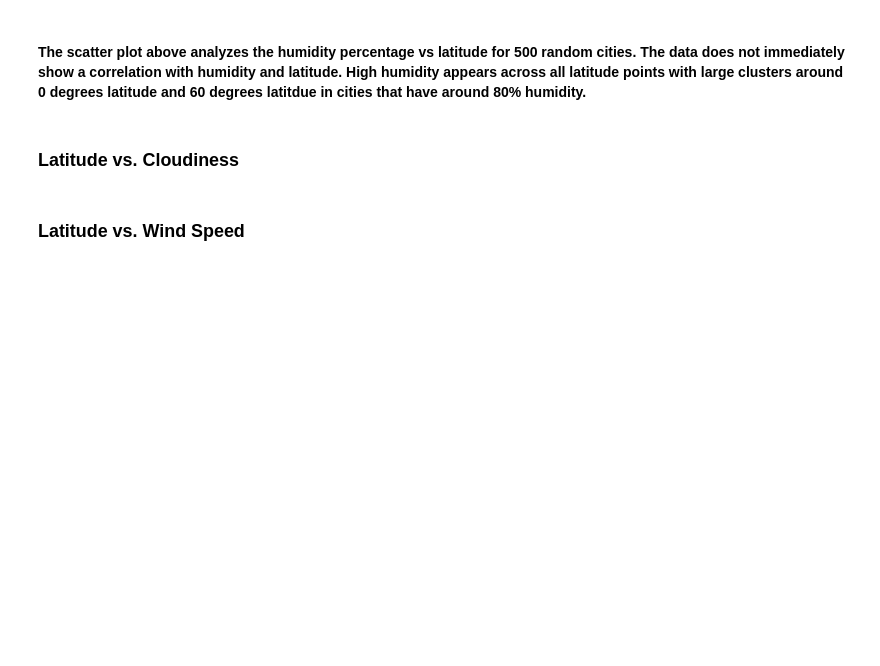
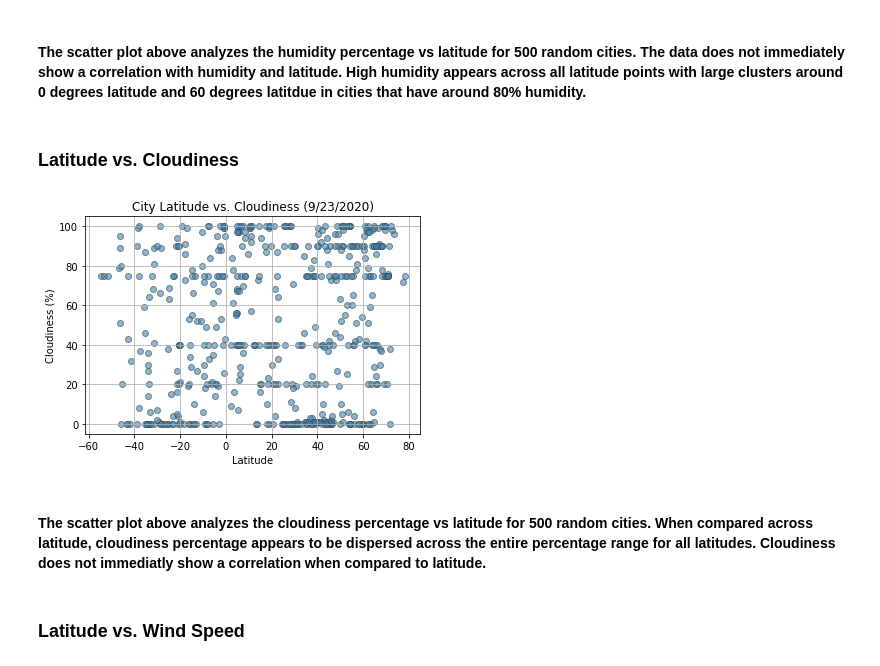
Before and after one commit to alplky/python-APIs-challenge, a Jupyter notebook: WeatherPy/WeatherPy.ipynb, the cells around one changed output. Cells and saved outputs as stored; diff of their text form; code cells hidden in the pictures; blank space fills up the shorter version.

Commit message:
adding cloudiness plot and image

```diff
--- a/WeatherPy/WeatherPy.ipynb
+++ b/WeatherPy/WeatherPy.ipynb
@@ -183,3 +181,19 @@ plt.show()
+# %%
+#create variables for plotting
+cloudiness = city_df["cloudiness"]
+
+#build scatter plot
+plt.scatter(lat, cloudiness, color="steelblue", edgecolors="darkslategray", alpha=0.6)
+plt.title("City Latitude vs. Cloudiness (9/23/2020)")
+plt.xlabel("Latitude")
+plt.ylabel("Cloudiness (%)")
+plt.grid()
+plt.savefig("Images/cloudiness_plot.png")
+plt.show()
+# %% [output]
+[figure, added]
+# %% [markdown]
+#### The scatter plot above analyzes the cloudiness percentage vs latitude for 500 random cities. When compared across latitude, cloudiness percentage appears to be dispersed across the entire percentage range for all latitudes. Cloudiness does not immediatly show a correlation when compared to latitude.
 # %% [markdown]
 ### Latitude vs. Wind Speed
 # %%
```
Also changed, not shown: parts of 1 cell of this notebook, 1 other file.
